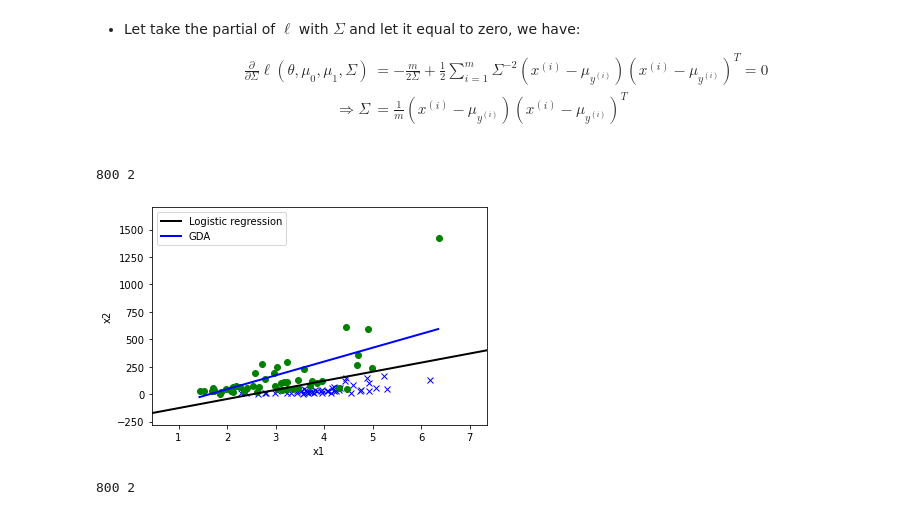
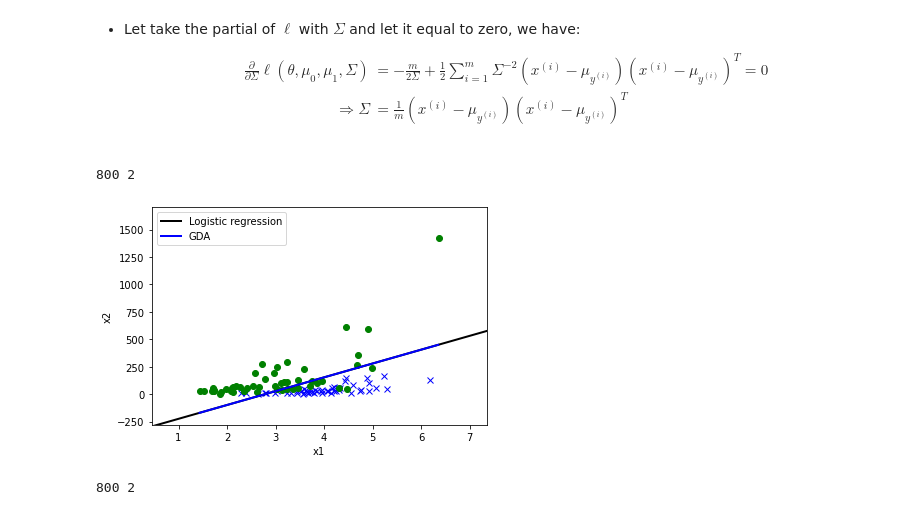
Before and after one commit to Haiiiiii/cs229, a Jupyter notebook: solution_problem_sets/PS01/src/PS1_Problem 1.ipynb, the cells around one changed output. Saved outputs shown, nothing was run; the diff lists cells and outputs as text; code cells hidden in the pictures.

```diff
--- a/solution_problem_sets/PS01/src/PS1_Problem 1.ipynb
+++ b/solution_problem_sets/PS01/src/PS1_Problem 1.ipynb
@@ -151,7 +151,7 @@ Problem 1d.
 \end{align*}
 # %%
 import numpy as np
-import util
+from util import *
 
 from linear_model import LinearModel
 
@@ -211,7 +211,7 @@ class GDA(LinearModel):
         """
         # *** START CODE HERE ***
         # *** END CODE HERE
-        return util.add_intercept(x) @ self.theta >= 0
+        return add_intercept(x) @ self.theta >= 0
 # %%
 def plot(x, y, theta1 = None, legend1 = None, theta2 = None, legend2 = None, correction=1.0):
     """Plot dataset and fitted logistic regression parameters.
@@ -250,19 +250,18 @@ def plot(x, y, theta1 = None, legend1 = None, theta2 = None, legend2 = None, cor
 # %%
 train_path = "/Users/tranlehai/Desktop/cs229/solution_problem_sets/PS01/data/ds1_train.csv"
 valid_path = "/Users/tranlehai/Desktop/cs229/solution_problem_sets/PS01/data/ds1_valid.csv"
 
 x_train, y_train = load_dataset(train_path, add_intercept=False)
 x_eval, y_eval = load_dataset(valid_path, add_intercept=False)
 
 GDA = GDA()
 GDA.fit(x_train, y_train)
 
-
 # Plot data and decision boundary
-plot(x_eval, y_eval, theta1 = model.theta, legend1='Logistic regression', theta2 = GDA.theta, legend2='GDA')
+plot(x_eval, y_eval, theta1 = GDA.theta, legend1='Logistic regression', theta2 = GDA.theta, legend2='GDA')
 # %% [output]
 800 2
-[figure, old version]
+[figure, new version]
 # %%
 train_path = "/Users/tranlehai/Desktop/cs229/solution_problem_sets/PS01/data/ds2_train.csv"
 valid_path = "/Users/tranlehai/Desktop/cs229/solution_problem_sets/PS01/data/ds2_valid.csv"
```
Also changed, not shown: parts of 1 cell of this notebook, 5 other files.
